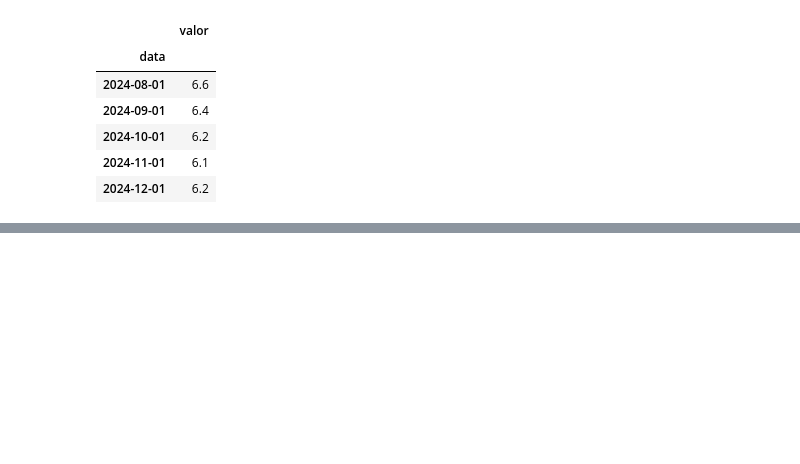
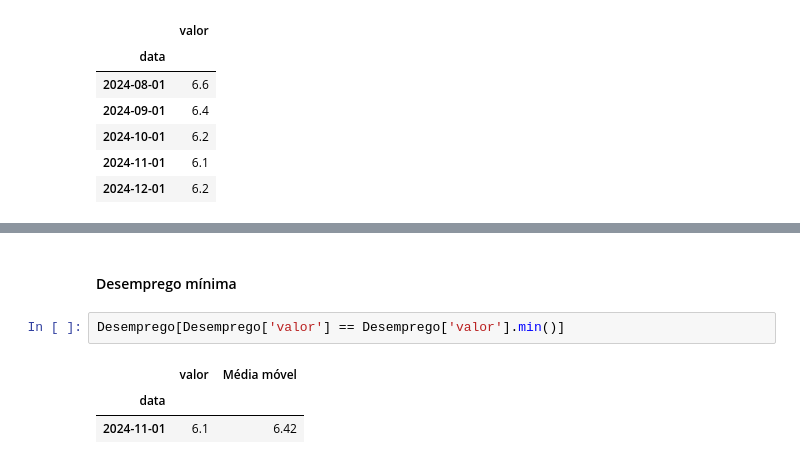
Before and after one commit to edubrumgithub/Analise-Indicadores-Financeiros-Economicos, a Jupyter notebook: main.ipynb, the cells around one changed output, grey strips where cells are left out. Cells and saved outputs as stored; diff of their text form; blank space fills up the shorter version.

```diff
--- a/main.ipynb
+++ b/main.ipynb
@@ -523,0 +562,8 @@ fig.show()
+# %% [markdown]
+#### Desemprego mínima
+# %%
+Desemprego[Desemprego['valor'] == Desemprego['valor'].min()]
+# %% [output]
+|  | valor | Média móvel |
+| data |  |  |
+| 2024-11-01 | 6.1 | 6.42 |
```
Also changed, not shown: parts of 33 cells of this notebook, 2 other files.
